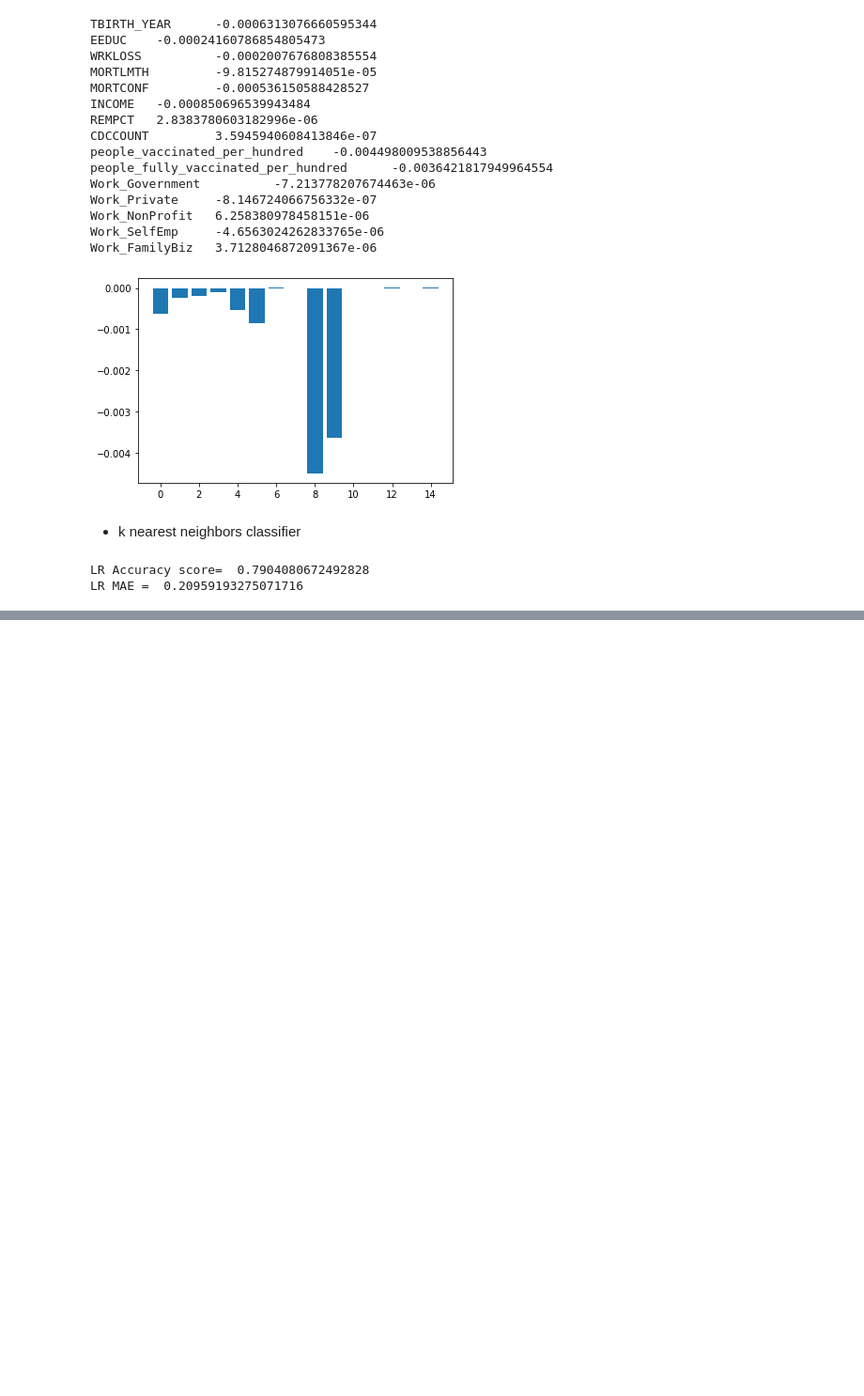
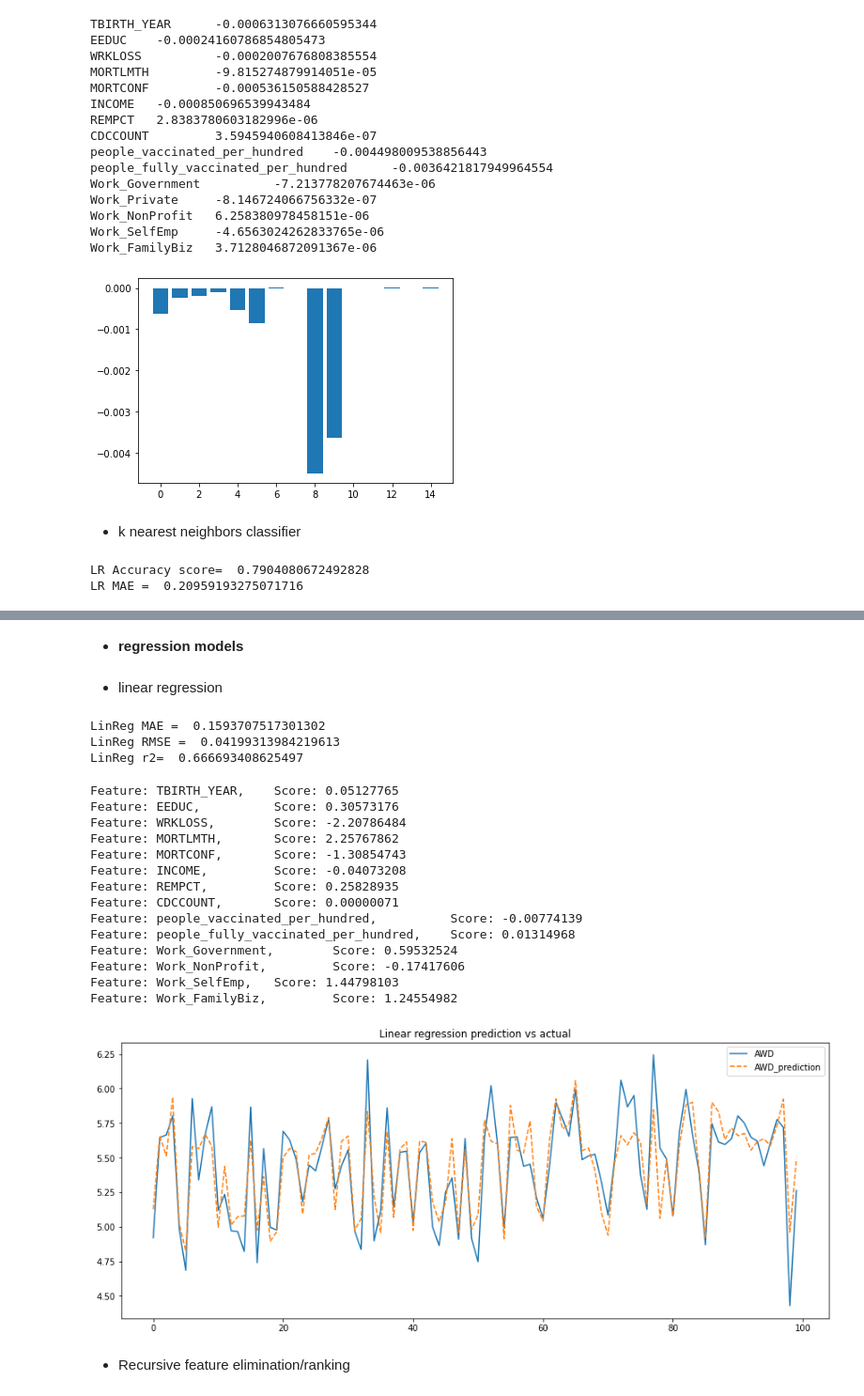
Before and after one commit to AyersAuthentic/dva_data_viz, a Jupyter notebook: models/Project_work.ipynb, the cells around one changed output, grey strips where cells are left out. Shown at 94% size. Cells and saved outputs as stored; diff of their text form; code cells hidden in the pictures; blank space fills up the shorter version.

```diff
--- a/models/Project_work.ipynb
+++ b/models/Project_work.ipynb
@@ -584,10 +659,9 @@ LR MAE =  0.20959193275071716
 # %%
-#masterdfgrp=masterdf.groupby(['YEARMONTH','STATE_C'])
 masterdfagg.head()
 masterdfagg.shape
 
 X_trainagg, X_testagg, y_trainagg, y_testagg = train_test_split(
-    masterdfagg.loc[:, masterdfagg.columns[~masterdfagg.columns.isin(['ANXWORRYDWN','ANXWORRYDWN_NUM'])]],
+    masterdfagg.loc[:, masterdfagg.columns[~masterdfagg.columns.isin(['ANXWORRYDWN','ANXWORRYDWN_NUM','Work_Private'])]],
     masterdfagg['ANXWORRYDWN_NUM'],
     test_size=0.25, random_state=42)
 
@@ -701,0 +750,8 @@ plt.show()
+# %%
+clf = MLPRegressor(hidden_layer_sizes=(15,14,12,11,10,9,8,7,6,5,4,3),random_state=1, max_iter=20000)
+clf.fit(X_trainagg, y_trainagg)
+mdfagg_ml_p=clf.predict(X_testagg)
+#clf.score(X_testagg, y_testagg)
+print('MLP MAE = ', metrics.mean_absolute_error(mdfagg_ml_p, y_testagg))
+print('MLP RMSE = ', metrics.mean_squared_error(mdfagg_ml_p, y_testagg, squared=True))
+print('MLP r2_score ', metrics.r2_score(y_testagg,mdfagg_ml_p))
@@ -701,0 +774,51 @@ plt.show()
+# %% [markdown]
+* **regression models**
+# %% [markdown]
+* linear regression
+# %%
+reg = linear_model.LinearRegression()
+reg.fit(X_trainagg, y_trainagg)
+reg.coef_
+reg.score(X_testagg, y_testagg)
+mdfagg_lr_p=reg.predict(X_testagg)
+#clf.score(X_testagg, y_testagg)
+print('LinReg MAE = ', metrics.mean_absolute_error(mdfagg_lr_p, y_testagg))
+print('LinReg RMSE = ', metrics.mean_squared_error(mdfagg_lr_p, y_testagg, squared=True))
+print('LinReg r2= ', metrics.r2_score(y_testagg,mdfagg_lr_p))
+# %% [output]
+LinReg MAE =  0.1593707517301302
+LinReg RMSE =  0.04199313984219613
+LinReg r2=  0.666693408625497
+# %%
+#print(reg.coef_)
+for i,v in enumerate(reg.coef_):
+    print('Feature: %s, \t Score: %.8f' % (X_trainagg.columns[i],v))
+
+yt=pd.DataFrame(y_testagg.to_list())
+#print(yt[0:5])
+
+ypredict=pd.DataFrame(mdfagg_lr_p)
+plt.figure(figsize=(15,6))
+plt.plot(yt[0:100], label = "AWD", linestyle="-")
+plt.plot(ypredict[0:100], label = "AWD_prediction", linestyle="--")
+plt.legend()
+plt.title("Linear regression prediction vs actual")
+plt.show()
+# %% [output]
+Feature: TBIRTH_YEAR,    Score: 0.05127765
+Feature: EEDUC,          Score: 0.30573176
+Feature: WRKLOSS,        Score: -2.20786484
+Feature: MORTLMTH,       Score: 2.25767862
+Feature: MORTCONF,       Score: -1.30854743
+Feature: INCOME,         Score: -0.04073208
+Feature: REMPCT,         Score: 0.25828935
+Feature: CDCCOUNT,       Score: 0.00000071
+Feature: people_vaccinated_per_hundred,          Score: -0.00774139
+Feature: people_fully_vaccinated_per_hundred,    Score: 0.01314968
+Feature: Work_Government,        Score: 0.59532524
+Feature: Work_NonProfit,         Score: -0.17417606
+Feature: Work_SelfEmp,   Score: 1.44798103
+Feature: Work_FamilyBiz,         Score: 1.24554982
+[figure, added]
+# %% [markdown]
+* Recursive feature elimination/ranking
```
Also changed, not shown: parts of 42 cells of this notebook.
